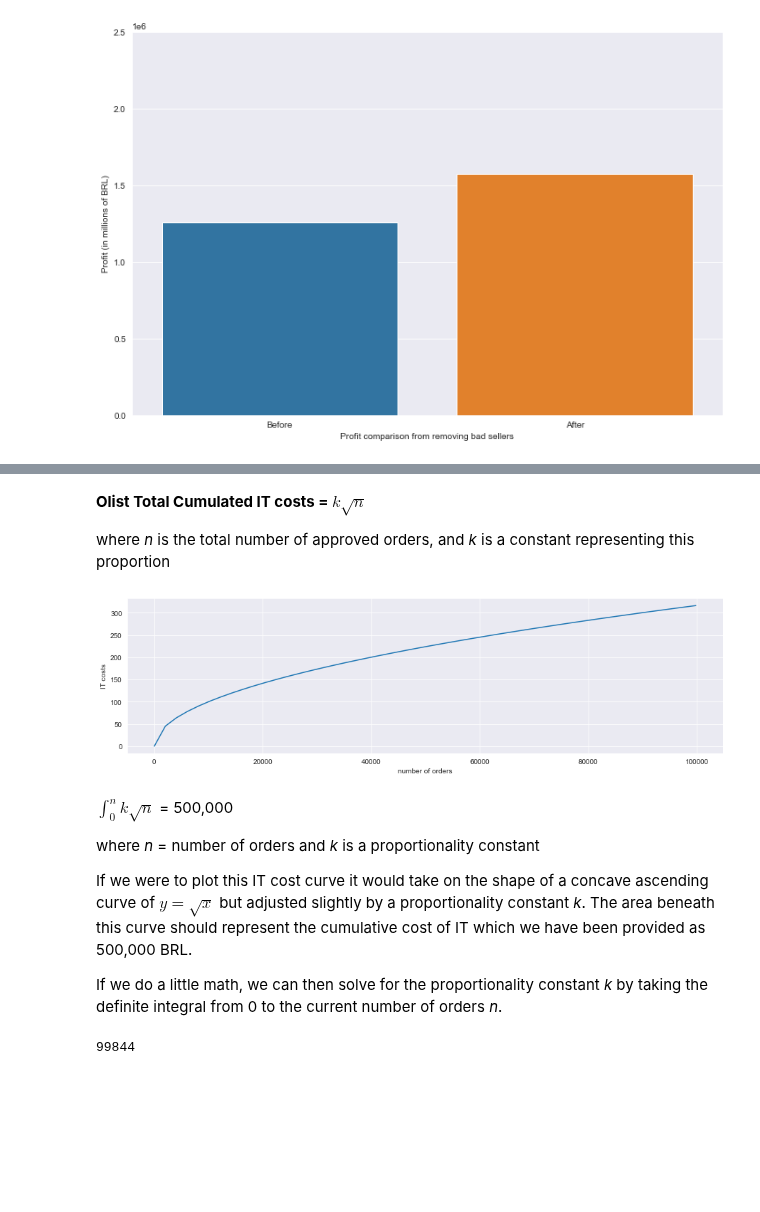
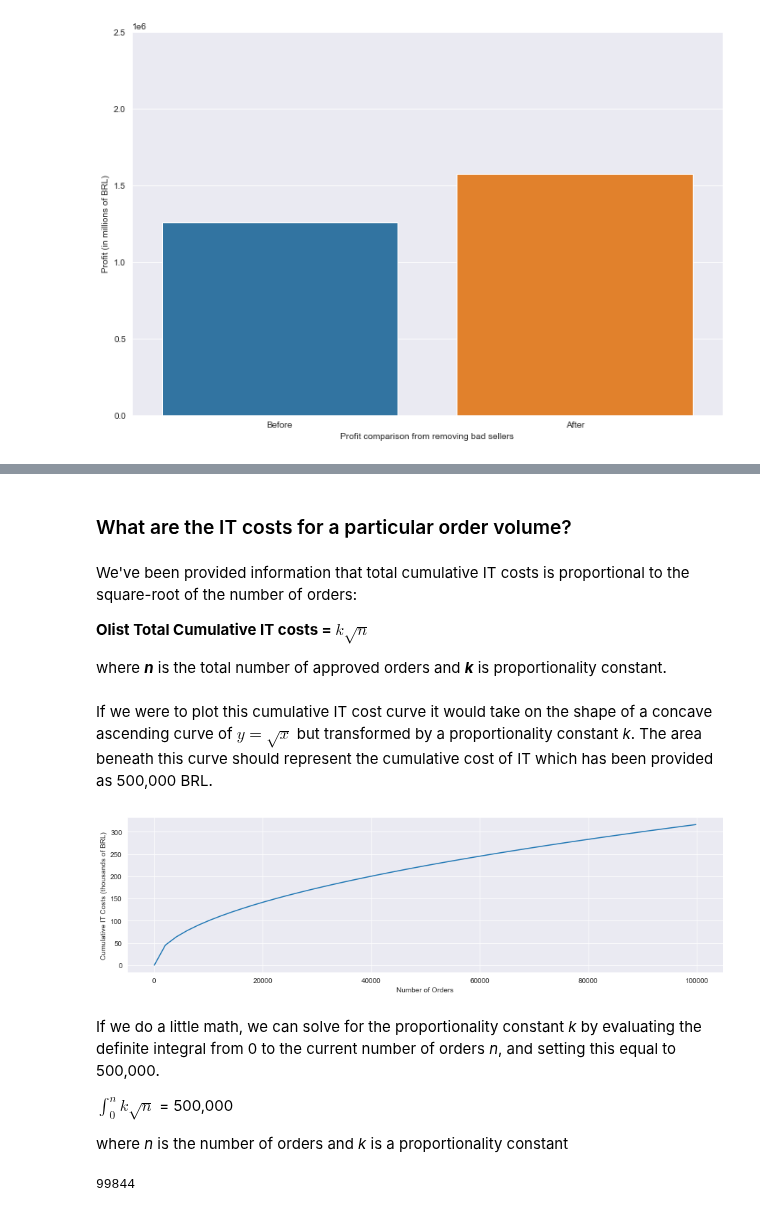
Before and after one commit to phlln/olist-analysis, a Jupyter notebook: notebooks/ceo_request-Phil-UPDATED.ipynb, the cells around one changed output, grey strips where cells are left out. Drawn from its saved outputs; the diff is of its cells as text; code cells hidden in the pictures; blank space fills up the shorter version.

Commit message:
revised IT cost curves and calculations

```diff
--- a/notebooks/ceo_request-Phil-UPDATED.ipynb
+++ b/notebooks/ceo_request-Phil-UPDATED.ipynb
@@ -342,27 +329,30 @@ We are told that IT costs (servers, etc.) increase with the number of orders pro
+# %% [markdown]
+### What are the IT costs for a particular order volume?
 # %% [markdown]
-**Olist Total Cumulated IT costs = $k\sqrt{n}$**
+We've been provided information that total cumulative IT costs is proportional to the square-root of the number of orders:
 
-where *n* is the total number of approved orders, and *k* is a constant representing this proportion
+**Olist Total Cumulative IT costs = $k\sqrt{n}$**
+
+where ***n*** is the total number of approved orders and ***k*** is proportionality constant.
+# %% [markdown]
+If we were to plot this cumulative IT cost curve it would take on the shape of a concave ascending curve of $ y = \sqrt{x} $ but transformed by a proportionality constant *k*. The area beneath this curve should represent the cumulative cost of IT which has been provided as 500,000 BRL.
 # %%
-# Plot the IT cost curve
+# Rough plot of the IT cost curve with a generic y = x**(1/2) curve
 
 plt.figure(figsize=(15,4))
 x=np.linspace(0,99844, 50)
 y=x**0.5
 sns.lineplot(x=x, y=y)
-plt.xlabel('number of orders')
-plt.ylabel('IT costs');
+plt.xlabel('Number of Orders')
+plt.ylabel('Cumulative IT Costs (thousands of BRL)');
 # %% [output]
-[figure, old version]
+[figure, new version]
-# %% [markdown]
-$\int_{0}^{n} k\sqrt{n}$ = 500,000
-
-where *n* = number of orders and *k* is a proportionality constant
-
-
-If we were to plot this IT cost curve it would take on the shape of a concave ascending curve of $ y = \sqrt{x} $ but adjusted slightly by a proportionality constant *k*. The area beneath this curve should represent the cumulative cost of IT which we have been provided as 500,000 BRL.
-
-If we do a little math, we can then solve for the proportionality constant *k* by taking the definite integral from 0 to the current number of orders *n*.
+# %% [markdown]
+If we do a little math, we can solve for the proportionality constant *k* by evaluating the definite integral from 0 to the current number of orders *n*, and setting this equal to 500,000.
+
+$\int_{0}^{n} k\sqrt{n}$ = 500,000
+
+where *n* is the number of orders and *k* is a proportionality constant
 # %%
 # total of n_orders
 total_orders = sellers.n_orders.sum()
```
Also changed, not shown: parts of 43 cells of this notebook.
